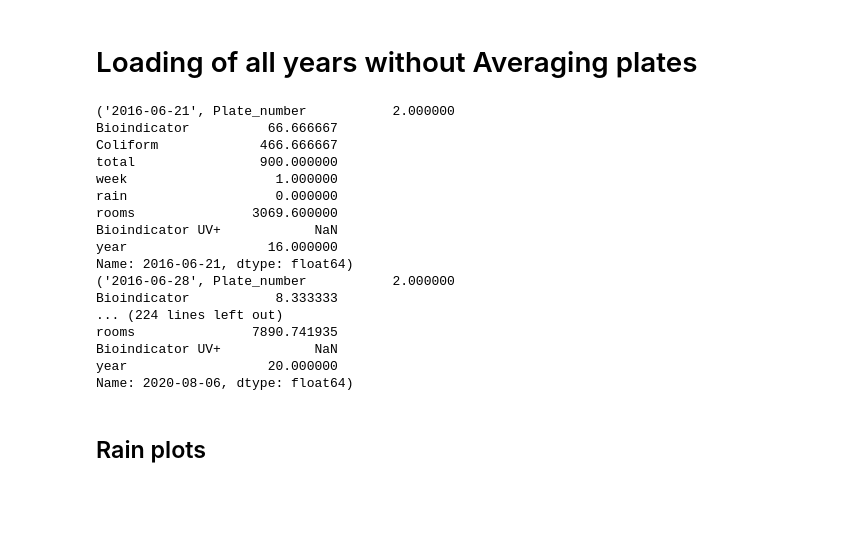
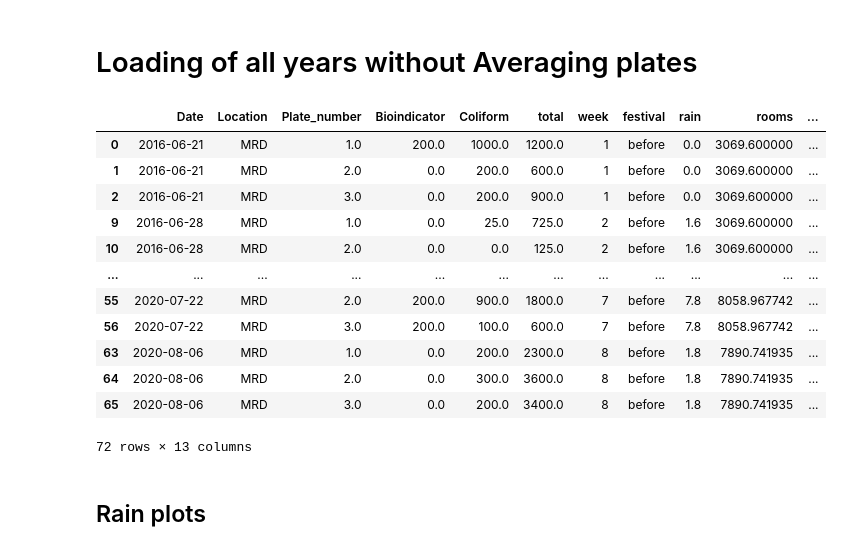
Before and after one commit to Hackuarium/montreux-water-quality, a Jupyter notebook: 2-plots.ipynb, the cells around one changed output. Saved outputs shown, nothing was run; the diff lists cells and outputs as text; code cells hidden in the pictures; blank space fills up the shorter version.

```diff
--- a/2-plots.ipynb
+++ b/2-plots.ipynb
@@ -141,26 +141,24 @@ A['Date_dt'] = pd.to_datetime(A['Date'])
 R=pd.read_csv('data/rain_all.csv')
 A2=append_vars(A,['Bioindicator', 'Bioindicator UV+', 'Coliform'])
 # %%
-for i in A.query("Location=='MRD'").groupby('Date').mean().iterrows():
-    print(i)
+A.query("Location=='MRD'")
+
+#for i in A.query("Location=='MRD'").groupby('Date').mean().iterrows():
+#    print(i)
 # %% [output]
+|  | Date | Location | Plate_number | Bioindicator | Coliform | total | week | festival | rain | rooms | ... |
+| 0 | 2016-06-21 | MRD | 1.0 | 200.0 | 1000.0 | 1200.0 | 1 | before | 0.0 | 3069.600000 | ... |
+| 1 | 2016-06-21 | MRD | 2.0 | 0.0 | 200.0 | 600.0 | 1 | before | 0.0 | 3069.600000 | ... |
+| 2 | 2016-06-21 | MRD | 3.0 | 0.0 | 200.0 | 900.0 | 1 | before | 0.0 | 3069.600000 | ... |
+| 9 | 2016-06-28 | MRD | 1.0 | 0.0 | 25.0 | 725.0 | 2 | before | 1.6 | 3069.600000 | ... |
+| 10 | 2016-06-28 | MRD | 2.0 | 0.0 | 0.0 | 125.0 | 2 | before | 1.6 | 3069.600000 | ... |
+| ... | ... | ... | ... | ... | ... | ... | ... | ... | ... | ... | ... |
+| 55 | 2020-07-22 | MRD | 2.0 | 200.0 | 900.0 | 1800.0 | 7 | before | 7.8 | 8058.967742 | ... |
+| 56 | 2020-07-22 | MRD | 3.0 | 200.0 | 100.0 | 600.0 | 7 | before | 7.8 | 8058.967742 | ... |
+| 63 | 2020-08-06 | MRD | 1.0 | 0.0 | 200.0 | 2300.0 | 8 | before | 1.8 | 7890.741935 | ... |
+| 64 | 2020-08-06 | MRD | 2.0 | 0.0 | 300.0 | 3600.0 | 8 | before | 1.8 | 7890.741935 | ... |
+| 65 | 2020-08-06 | MRD | 3.0 | 0.0 | 200.0 | 3400.0 | 8 | before | 1.8 | 7890.741935 | ... |
-('2016-06-21', Plate_number           2.000000
-Bioindicator          66.666667
-Coliform             466.666667
-total                900.000000
-week                   1.000000
-rain                   0.000000
-rooms               3069.600000
-Bioindicator UV+            NaN
-year                  16.000000
-Name: 2016-06-21, dtype: float64)
-('2016-06-28', Plate_number           2.000000
-Bioindicator           8.333333
-... (224 lines left out)
-rooms               7890.741935
-Bioindicator UV+            NaN
-year                  20.000000
-Name: 2020-08-06, dtype: float64)
+72 rows × 13 columns
 # %% [markdown]
 ## Rain plots
 # %%
```
Also changed, not shown: 1 other file.
